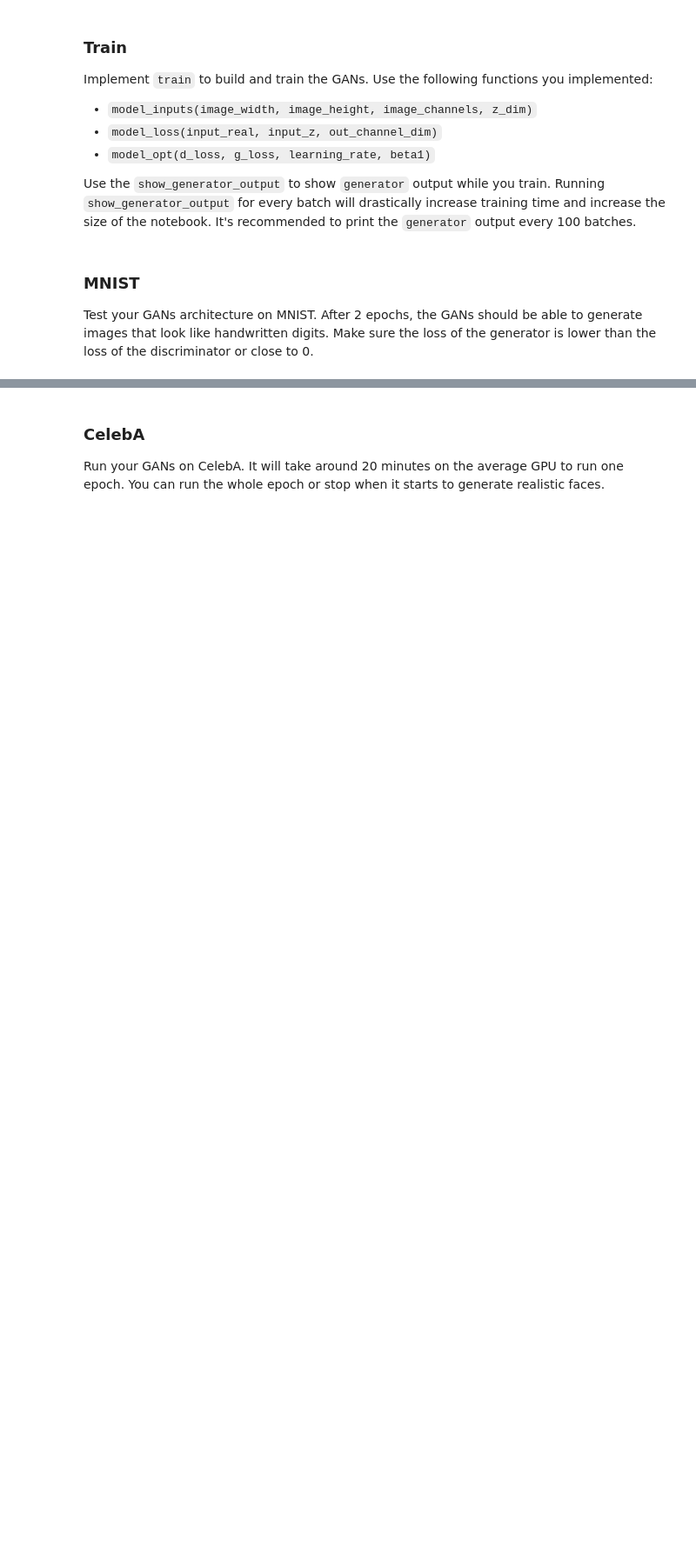
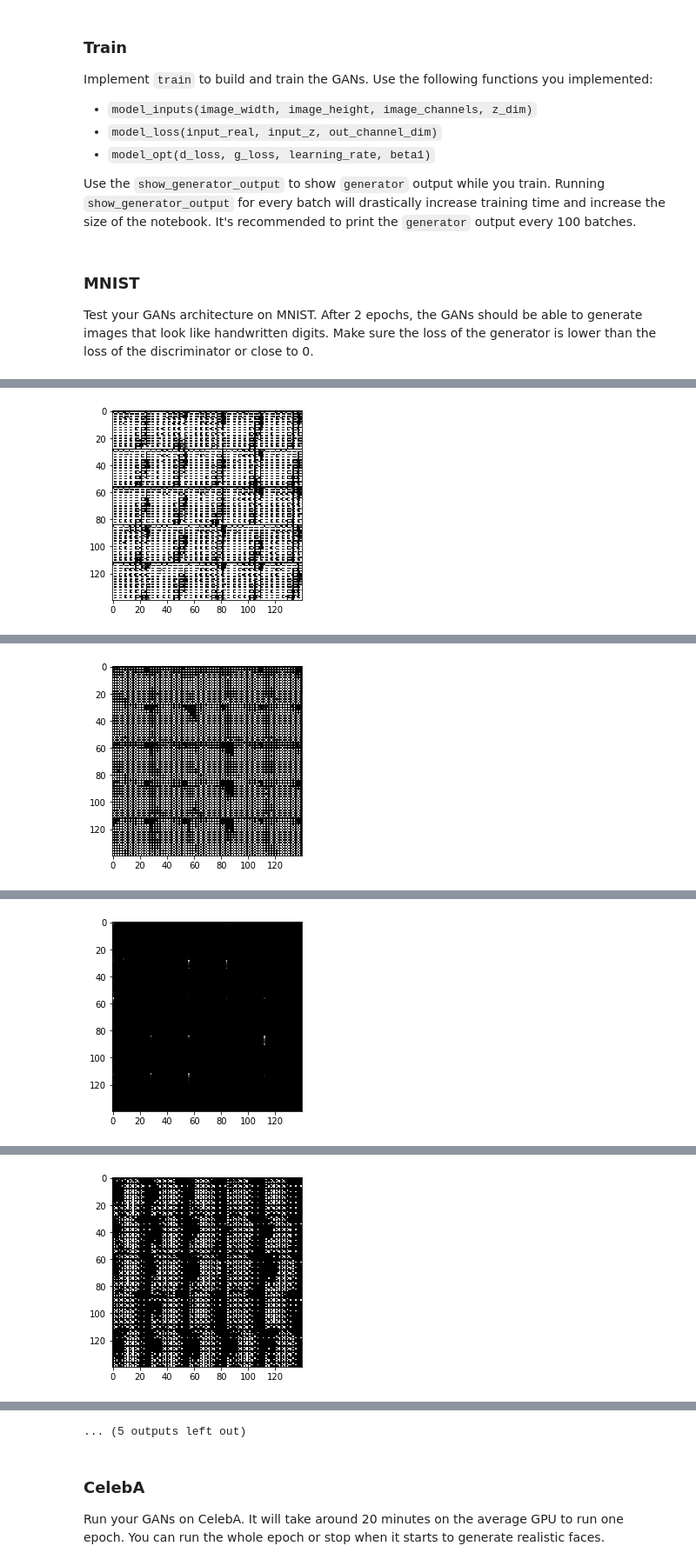
Before and after one commit to karenli1995/deep-learning-nanodegree, a Jupyter notebook: face_generation/dlnd_face_generation.ipynb, the cells around one changed output, grey strips where cells are left out. Shown at 87% size. Drawn from its saved outputs; the diff is of its cells as text; code cells hidden in the pictures; blank space fills up the shorter version.

```diff
--- a/face_generation/dlnd_face_generation.ipynb
+++ b/face_generation/dlnd_face_generation.ipynb
@@ -376,10 +372,10 @@ def train(epoch_count, batch_size, z_dim, learning_rate, beta1, get_batches, dat
 ### MNIST
 Test your GANs architecture on MNIST.  After 2 epochs, the GANs should be able to generate images that look like handwritten digits.  Make sure the loss of the generator is lower than the loss of the discriminator or close to 0.
 # %%
-batch_size = None
-z_dim = None
-learning_rate = None
-beta1 = None
+batch_size = 128
+z_dim = 200
+learning_rate = 0.001
+beta1 = 0.25
 
 
 """
@@ -391,3 +387,4 @@ mnist_dataset = helper.Dataset('mnist', glob(os.path.join(data_dir, 'mnist/*.jpg
 with tf.Graph().as_default():
     train(epochs, batch_size, z_dim, learning_rate, beta1, mnist_dataset.get_batches,
           mnist_dataset.shape, mnist_dataset.image_mode)
+# %% [output]
@@ -393,0 +401 @@ with tf.Graph().as_default():
+[figure, added]
@@ -393,0 +412 @@ with tf.Graph().as_default():
+[figure, added]
@@ -393,0 +423 @@ with tf.Graph().as_default():
+[figure, added]
@@ -393,0 +434 @@ with tf.Graph().as_default():
+[figure, added]
@@ -394,3 +463,4 @@ with tf.Graph().as_default():
+... (5 outputs left out)
 # %% [markdown]
 ### CelebA
 Run your GANs on CelebA.  It will take around 20 minutes on the average GPU to run one epoch.  You can run the whole epoch or stop when it starts to generate realistic faces.
```
Also changed, not shown: parts of 8 cells of this notebook.
